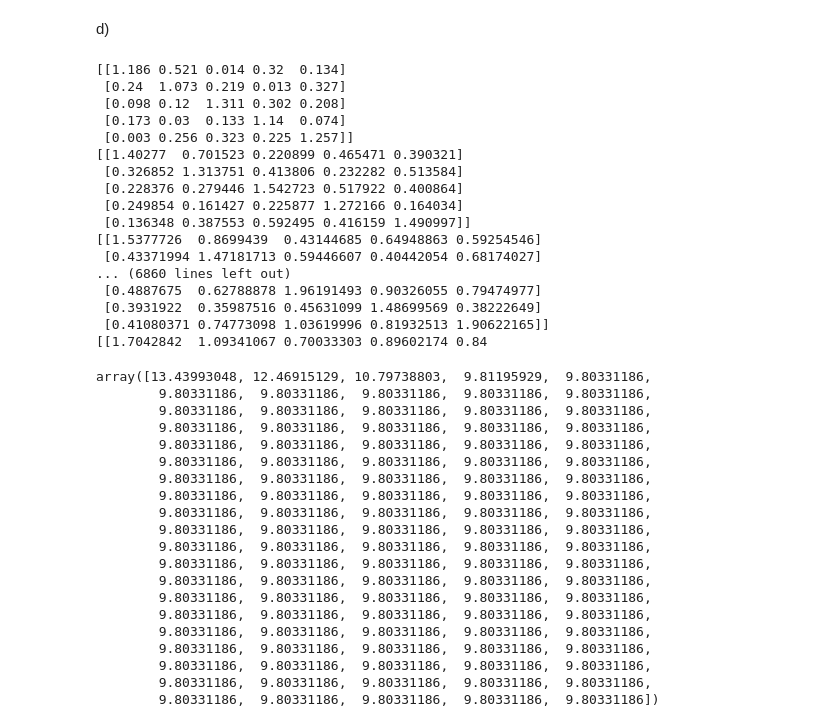
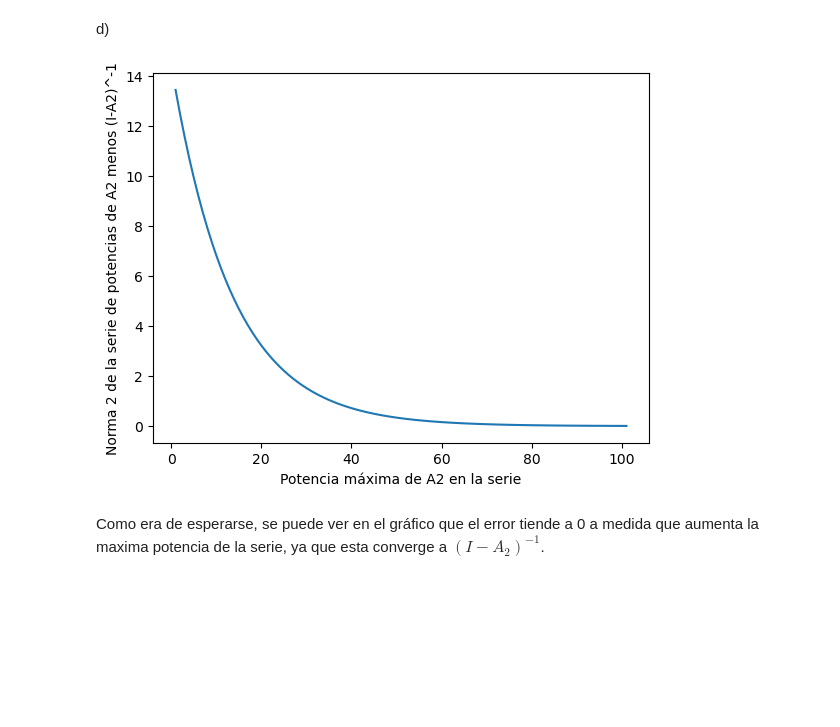
Before and after one commit to IMAbril/Matrices_Insumo-Producto, a Jupyter notebook: notebooks/TP2_resuelto.ipynb, the cells around one changed output. Cells and saved outputs as stored; diff of their text form; code cells hidden in the pictures; blank space fills up the shorter version.

```diff
--- a/notebooks/TP2_resuelto.ipynb
+++ b/notebooks/TP2_resuelto.ipynb
@@ -201,63 +204,27 @@ $$
 # %% [markdown]
 d)
 # %%
-A2 = np.array([
-    [0.186, 0.521, 0.014, 0.32,  0.134],
-    [0.24,  0.073, 0.219, 0.013, 0.327],
-    [0.098, 0.12,  0.311, 0.302, 0.208],
-    [0.173, 0.03,  0.133, 0.14,  0.074],
-    [0.003, 0.256, 0.323, 0.225, 0.257]
-])
+# Graficamos y calculamos el vector de error solo para A2 porque es la única matriz para la que converge la serie
 
+
+# calculamos el vector de error
 I = np.eye(A2.shape[0])
 L,U,P = calcularLU(I-A2)
-inv = inversaLU(L,U,P)
-e_n = np.zeros(100)
+inversa = inversaLU(L,U,P)
+aproximacion_inversa = I
+e_n = []
+indices = []
+for i in range(1,100 + 2):
+    e_n.append(np.linalg.norm(aproximacion_inversa - inversa,2))
+    indices.append(i)
+    aproximacion_inversa += np.linalg.matrix_power(A2,i)
 
-for n in range(100):
-    suma = I
-    for i in range(n):
-        suma += A2
-        A2 = A2@A2
-    resta = suma - inv
-    e_n[n] = np.linalg.norm(resta,2 )
-
-e_n
+# graficamos el vector
+plt.plot(indices,e_n)
+plt.xlabel("Potencia máxima de A2 en la serie")
+plt.ylabel("Norma 2 de la serie de potencias de A2 menos (I-A2)^-1")
+plt.show()
 # %% [output]
-[[1.186 0.521 0.014 0.32  0.134]
- [0.24  1.073 0.219 0.013 0.327]
- [0.098 0.12  1.311 0.302 0.208]
- [0.173 0.03  0.133 1.14  0.074]
- [0.003 0.256 0.323 0.225 1.257]]
-[[1.40277  0.701523 0.220899 0.465471 0.390321]
- [0.326852 1.313751 0.413806 0.232282 0.513584]
- [0.228376 0.279446 1.542723 0.517922 0.400864]
- [0.249854 0.161427 0.225877 1.272166 0.164034]
- [0.136348 0.387553 0.592495 0.416159 1.490997]]
-[[1.5377726  0.8699439  0.43144685 0.64948863 0.59254546]
- [0.43371994 1.47181713 0.59446607 0.40442054 0.68174027]
-... (6860 lines left out)
- [0.4887675  0.62788878 1.96191493 0.90326055 0.79474977]
- [0.3931922  0.35987516 0.45631099 1.48699569 0.38222649]
- [0.41080371 0.74773098 1.03619996 0.81932513 1.90622165]]
-[[1.7042842  1.09341067 0.70033303 0.89602174 0.84
-array([13.43993048, 12.46915129, 10.79738803,  9.81195929,  9.80331186,
-        9.80331186,  9.80331186,  9.80331186,  9.80331186,  9.80331186,
-        9.80331186,  9.80331186,  9.80331186,  9.80331186,  9.80331186,
-        9.80331186,  9.80331186,  9.80331186,  9.80331186,  9.80331186,
-        9.80331186,  9.80331186,  9.80331186,  9.80331186,  9.80331186,
-        9.80331186,  9.80331186,  9.80331186,  9.80331186,  9.80331186,
-        9.80331186,  9.80331186,  9.80331186,  9.80331186,  9.80331186,
-        9.80331186,  9.80331186,  9.80331186,  9.80331186,  9.80331186,
-        9.80331186,  9.80331186,  9.80331186,  9.80331186,  9.80331186,
-        9.80331186,  9.80331186,  9.80331186,  9.80331186,  9.80331186,
-        9.80331186,  9.80331186,  9.80331186,  9.80331186,  9.80331186,
-        9.80331186,  9.80331186,  9.80331186,  9.80331186,  9.80331186,
-        9.80331186,  9.80331186,  9.80331186,  9.80331186,  9.80331186,
-        9.80331186,  9.80331186,  9.80331186,  9.80331186,  9.80331186,
-        9.80331186,  9.80331186,  9.80331186,  9.80331186,  9.80331186,
-        9.80331186,  9.80331186,  9.80331186,  9.80331186,  9.80331186,
-        9.80331186,  9.80331186,  9.80331186,  9.80331186,  9.80331186,
-        9.80331186,  9.80331186,  9.80331186,  9.80331186,  9.80331186,
-        9.80331186,  9.80331186,  9.80331186,  9.80331186,  9.80331186,
-        9.80331186,  9.80331186,  9.80331186,  9.80331186,  9.80331186])
+[figure, added]
+# %% [markdown]
+Como era de esperarse, se puede ver en el gráfico que el error tiende a 0 a medida que aumenta la maxima potencia de la serie, ya que esta converge a $(I-A_{2})^{-1}$.
```
Also changed, not shown: parts of 12 cells of this notebook.
